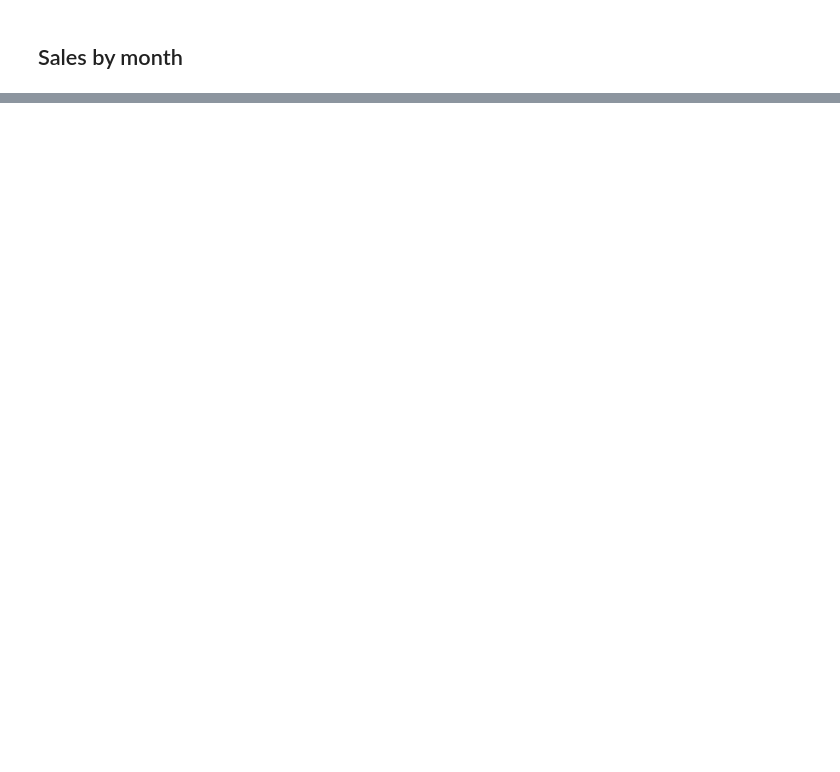
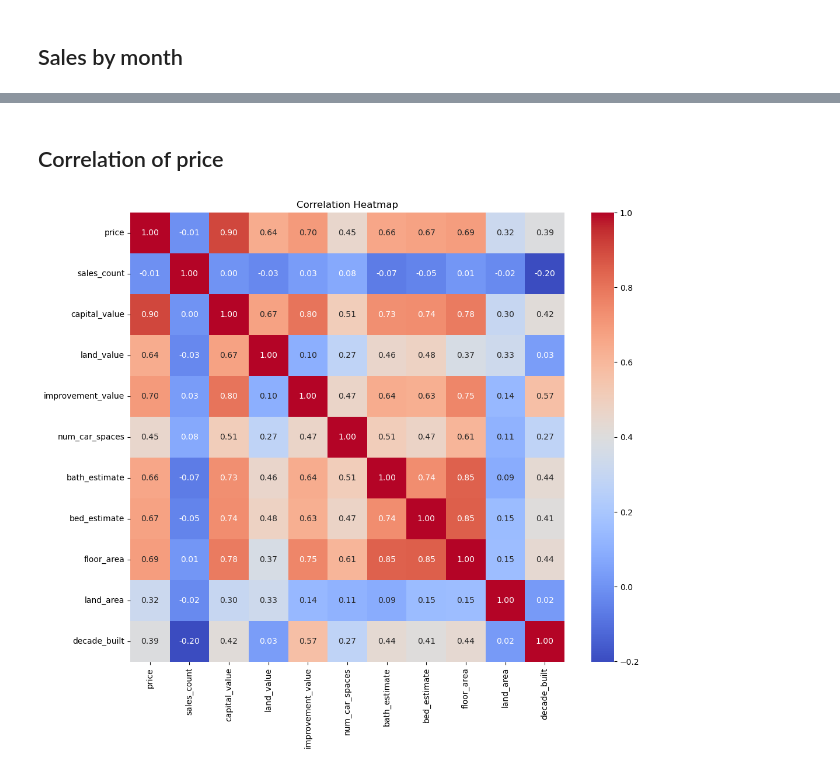
Before and after one commit to flying3615/homes, a Jupyter notebook: src/analysis/homes_analy.ipynb, the cells around one changed output, grey strips where cells are left out. Drawn from its saved outputs; the diff is of its cells as text; code cells hidden in the pictures; blank space fills up the shorter version.

```diff
--- a/src/analysis/homes_analy.ipynb
+++ b/src/analysis/homes_analy.ipynb
@@ -117,0 +117,22 @@ df.groupby(['date_month'])['date_month'].count().plot(kind='bar')
+# %% [markdown]
+## Correlation of price
+# %%
+columns_of_interest = ['price',
+                       'sales_count',
+                       'capital_value',
+                       'land_value',
+                       'improvement_value',
+                       'num_car_spaces',
+                       'bath_estimate',
+                       'bed_estimate',
+                       'floor_area',
+                       'land_area',
+                       'decade_built'
+                       ]
+correlation_matrix = df[columns_of_interest].corr()
+plt.figure(figsize=(12, 10))
+sns.heatmap(correlation_matrix, annot=True, cmap='coolwarm', fmt='.2f')
+plt.title('Correlation Heatmap')
+plt.show()
+# %% [output]
+[figure, added]
```
Also changed, not shown: parts of 12 cells of this notebook, 8 other files.
